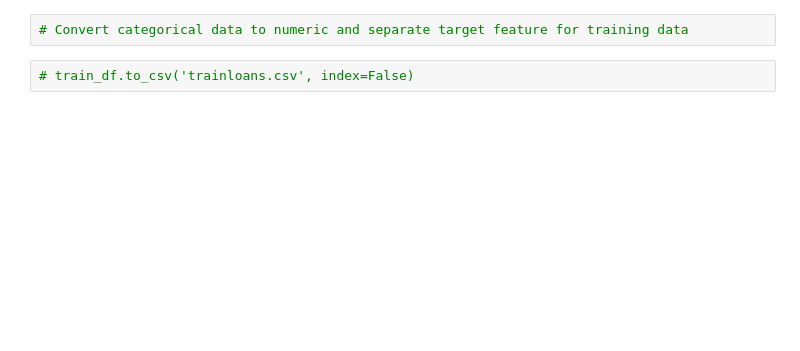
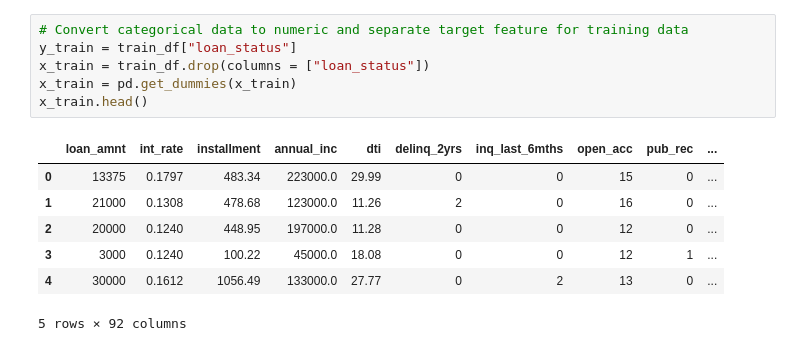
Before and after one commit to mchrzanowski27/Supervised_Machine_Learning, a Jupyter notebook: Credit Risk Evaluator.ipynb, the cells around one changed output. Cells and saved outputs as stored; diff of their text form; blank space fills up the shorter version.

```diff
--- a/Credit Risk Evaluator.ipynb
+++ b/Credit Risk Evaluator.ipynb
@@ -27,4 +33,14 @@ train_df
 # %%
 # Convert categorical data to numeric and separate target feature for training data
+y_train = train_df["loan_status"]
+x_train = train_df.drop(columns = ["loan_status"])
+x_train = pd.get_dummies(x_train)
+x_train.head()
+# %% [output]
+|  | loan_amnt | int_rate | installment | annual_inc | dti | delinq_2yrs | inq_last_6mths | open_acc | pub_rec | ... |
+| 0 | 13375 | 0.1797 | 483.34 | 223000.0 | 29.99 | 0 | 0 | 15 | 0 | ... |
+| 1 | 21000 | 0.1308 | 478.68 | 123000.0 | 11.26 | 2 | 0 | 16 | 0 | ... |
+| 2 | 20000 | 0.1240 | 448.95 | 197000.0 | 11.28 | 0 | 0 | 12 | 0 | ... |
+| 3 | 3000 | 0.1240 | 100.22 | 45000.0 | 18.08 | 0 | 0 | 12 | 1 | ... |
+| 4 | 30000 | 0.1612 | 1056.49 | 133000.0 | 27.77 | 0 | 2 | 13 | 0 | ... |
+5 rows × 92 columns
-# %%
-# train_df.to_csv('trainloans.csv', index=False)
```
Also changed, not shown: parts of 15 cells of this notebook.
